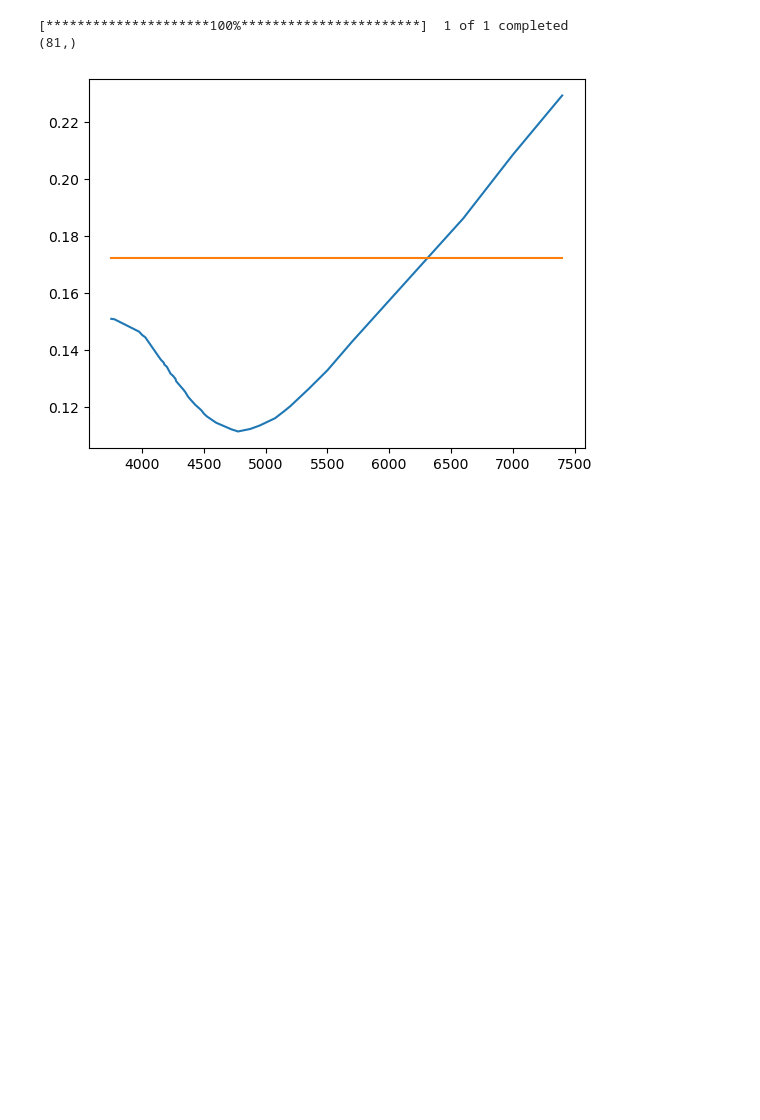
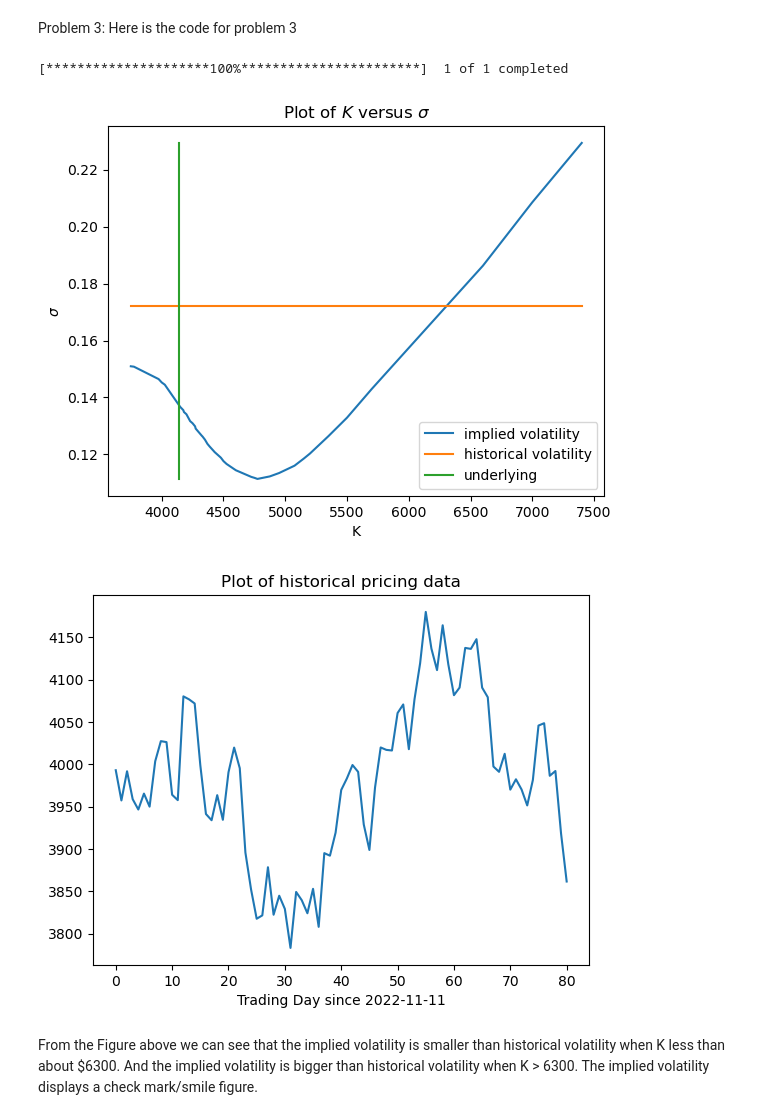
Before and after one commit to nhatthanhtran/Math228_DataScience, a Jupyter notebook: Project4/project4.ipynb, the cells around one changed output. Cells and saved outputs as stored; diff of their text form; code cells hidden in the pictures; blank space fills up the shorter version.

```diff
--- a/Project4/project4.ipynb
+++ b/Project4/project4.ipynb
@@ -1,3 +41,6 @@
+# %% [markdown]
+Problem 3:
+Here is the code for problem 3
 # %%
 import numpy as np
 from scipy.optimize import newton_krylov
@@ -28,35 +71,50 @@ def solve_implied_volatlity(S0, C, r, T, t, K):
     f = lambda s: (C - norm.cdf(d1(s))*S0 + norm.cdf(d2(s))*K*np.exp(-r*(T-t)))**2
     return minimize_scalar(f, bounds=(0.0001,2), method='bounded').x
 
 
 data = np.loadtxt("SPX_option.txt")
 
 start_time = '2022-11-11'
 
 yahoo_data = yf.download('^GSPC', start=start_time, end='2023-03-13', interval='1d')
 
 data_past = yahoo_data.loc[:,["Adj Close"]].to_numpy().squeeze()
 
 r = 0.04
 T = 123/252
 S0 = 4137
 t = 0
 n,m = data.shape
 # print(data.shape)
 result = np.zeros((n,))
 i = 0
 for p in data:
     K, C = p
     result[i] = solve_implied_volatlity(S0, C, r, T, t, K)
     i +=1
-print(data_past.shape)
 vol,_ = compute_volatility(data_past,data_past.size)
 
+res_max = result.max()
+res_min = result.min()
+
 plt.figure()
-plt.plot(data[:,0],result)
-plt.plot(data[:,0],[vol]*n)
+plt.plot(data[:,0],result, label="implied volatility")
+plt.plot(data[:,0],[vol]*n, label="historical volatility")
+plt.plot([S0,S0],[res_min,res_max],label="underlying")
+plt.xlabel("K")
+plt.ylabel("$\sigma$")
+plt.legend()
+plt.title("Plot of $K$ versus $\sigma$")
 plt.show()
+
+plt.figure()
+plt.plot(np.arange(data_past.size), data_past)
+plt.title("Plot of historical pricing data")
+plt.xlabel("Trading Day since {}".format(start_time))
+plt.show()
 # %% [output]
 [*********************100%***********************]  1 of 1 completed
-(81,)
-[figure, old version]
+[figure, new version]
+[figure, added]
+# %% [markdown]
+From the Figure above we can see that the implied volatility is smaller than historical volatility when K less than about $6300. And the implied volatility is bigger than historical volatility when K > 6300. The implied volatility displays a check mark/smile figure.
```
Also changed, not shown: parts of 2 cells of this notebook, 3 other files.
